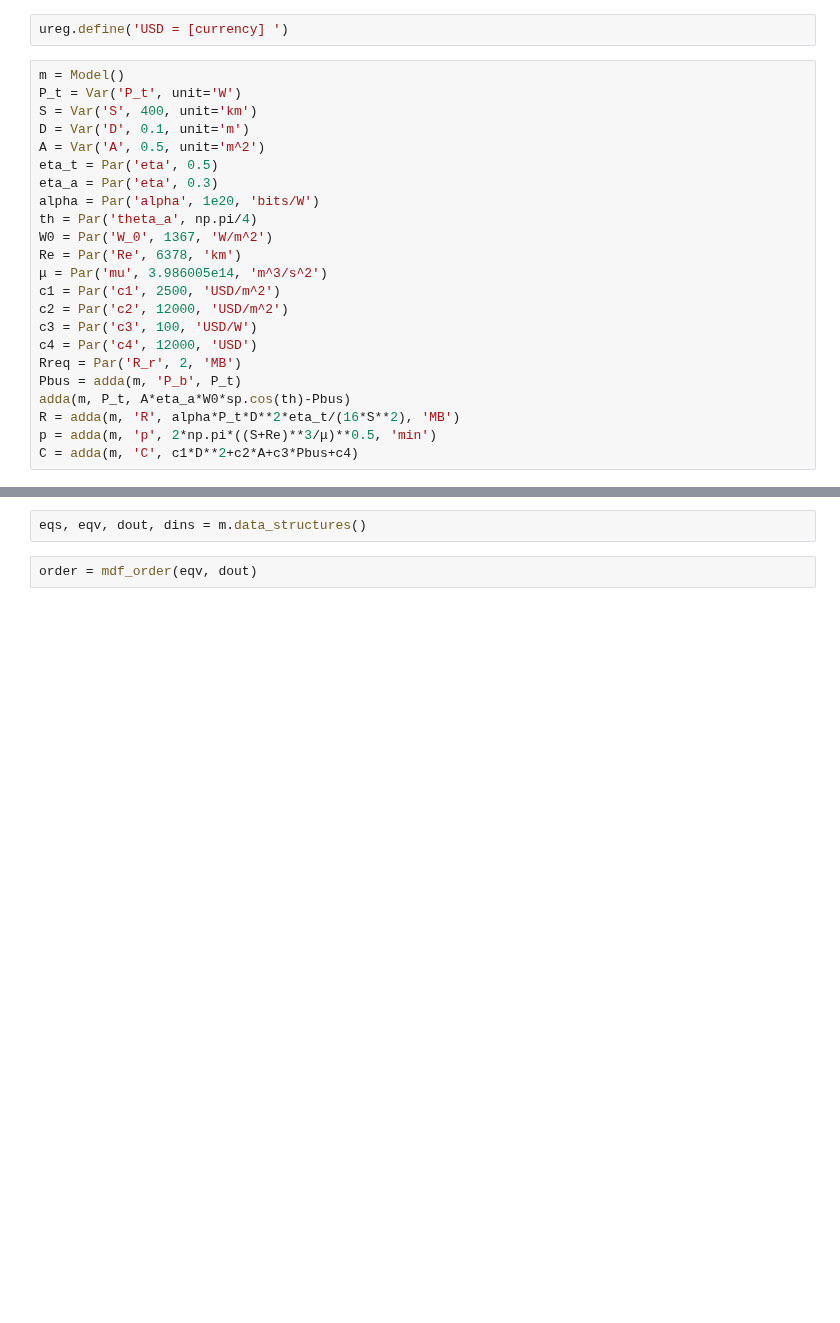
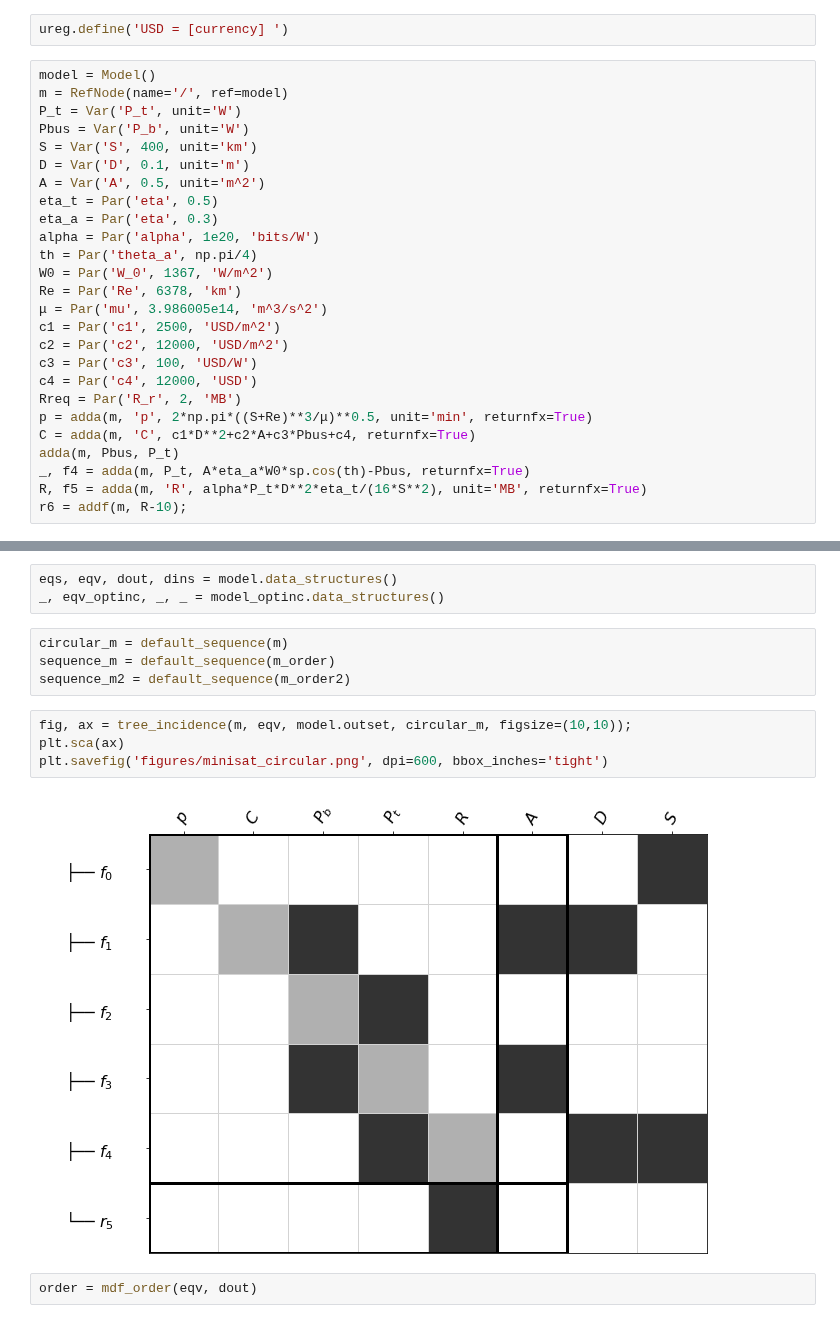
Before and after one commit to norheim/minimdo, a Jupyter notebook: app_minisat.ipynb, the cells around one changed output, grey strips where cells are left out. Saved outputs shown, nothing was run; the diff lists cells and outputs as text; blank space fills up the shorter version.

```diff
--- a/app_minisat.ipynb
+++ b/app_minisat.ipynb
@@ -23,8 +29,10 @@ import matplotlib.patches as patches
 # %%
 ureg.define('USD = [currency] ')
 # %%
-m = Model()
+model = Model()
+m = RefNode(name='/', ref=model)
 P_t = Var('P_t', unit='W')
+Pbus = Var('P_b', unit='W')
 S = Var('S', 400, unit='km')
 D = Var('D', 0.1, unit='m')
 A = Var('A', 0.5, unit='m^2')
@@ -40,8 +48,9 @@ c2 = Par('c2', 12000, 'USD/m^2')
 c3 = Par('c3', 100, 'USD/W')
 c4 = Par('c4', 12000, 'USD')
 Rreq = Par('R_r', 2, 'MB')
-Pbus = adda(m, 'P_b', P_t)
-adda(m, P_t, A*eta_a*W0*sp.cos(th)-Pbus)
-R = adda(m, 'R', alpha*P_t*D**2*eta_t/(16*S**2), 'MB')
-p = adda(m, 'p', 2*np.pi*((S+Re)**3/μ)**0.5, 'min')
-C = adda(m, 'C', c1*D**2+c2*A+c3*Pbus+c4)
+p = adda(m, 'p', 2*np.pi*((S+Re)**3/μ)**0.5, unit='min', returnfx=True)
+C = adda(m, 'C', c1*D**2+c2*A+c3*Pbus+c4, returnfx=True)
+adda(m, Pbus, P_t)
+_, f4 = adda(m, P_t, A*eta_a*W0*sp.cos(th)-Pbus, returnfx=True)
+R, f5 = adda(m, 'R', alpha*P_t*D**2*eta_t/(16*S**2), unit='MB', returnfx=True)
+r6 = addf(m, R-10);
@@ -48,5 +92,16 @@ C = adda(m, 'C', c1*D**2+c2*A+c3*Pbus+c4)
 # %%
-eqs, eqv, dout, dins = m.data_structures()
+eqs, eqv, dout, dins = model.data_structures()
+_, eqv_optinc, _, _ = model_optinc.data_structures()
+# %%
+circular_m = default_sequence(m)
+sequence_m = default_sequence(m_order)
+sequence_m2 = default_sequence(m_order2)
+# %%
+fig, ax = tree_incidence(m, eqv, model.outset, circular_m, figsize=(10,10));
+plt.sca(ax)
+plt.savefig('figures/minisat_circular.png', dpi=600, bbox_inches='tight')
+# %% [output]
+[figure, added]
 # %%
 order = mdf_order(eqv, dout)
 # %%
```
Also changed, not shown: parts of 8 cells of this notebook, 25 other files.
